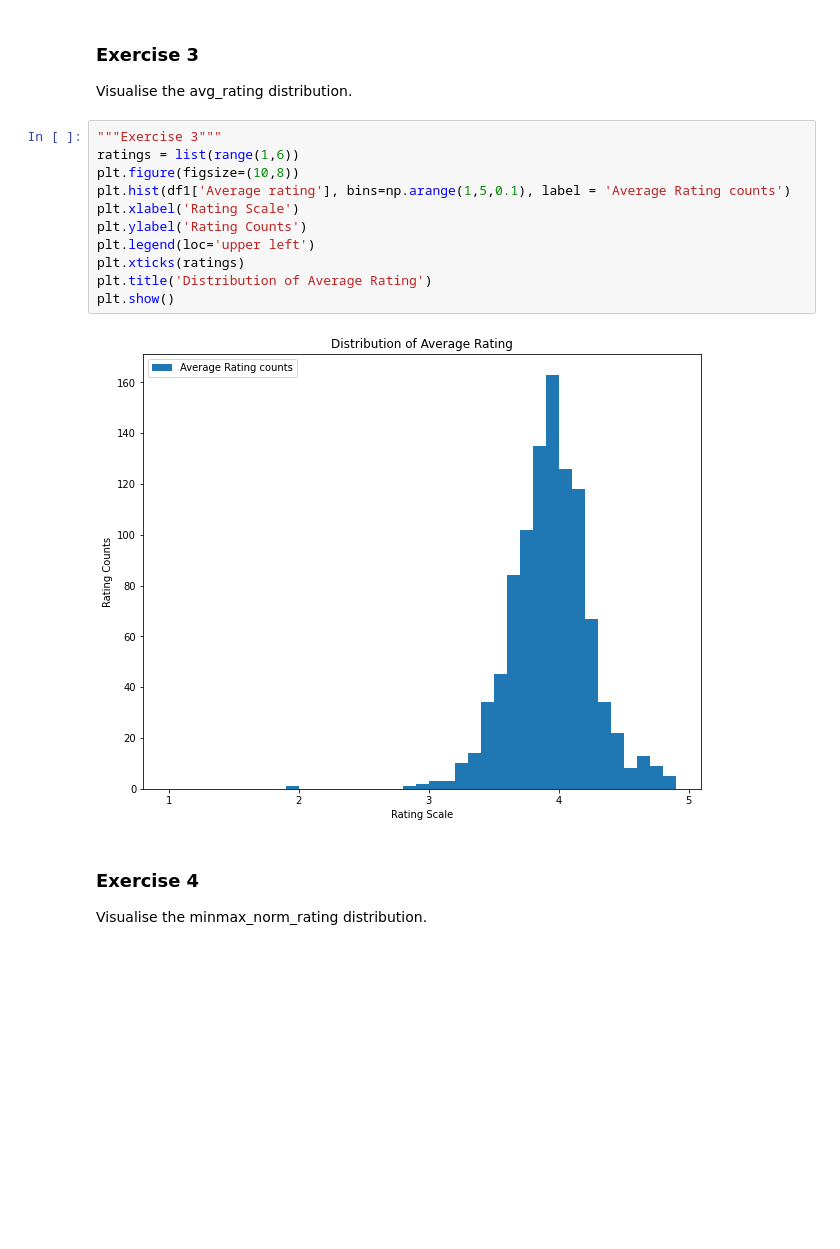
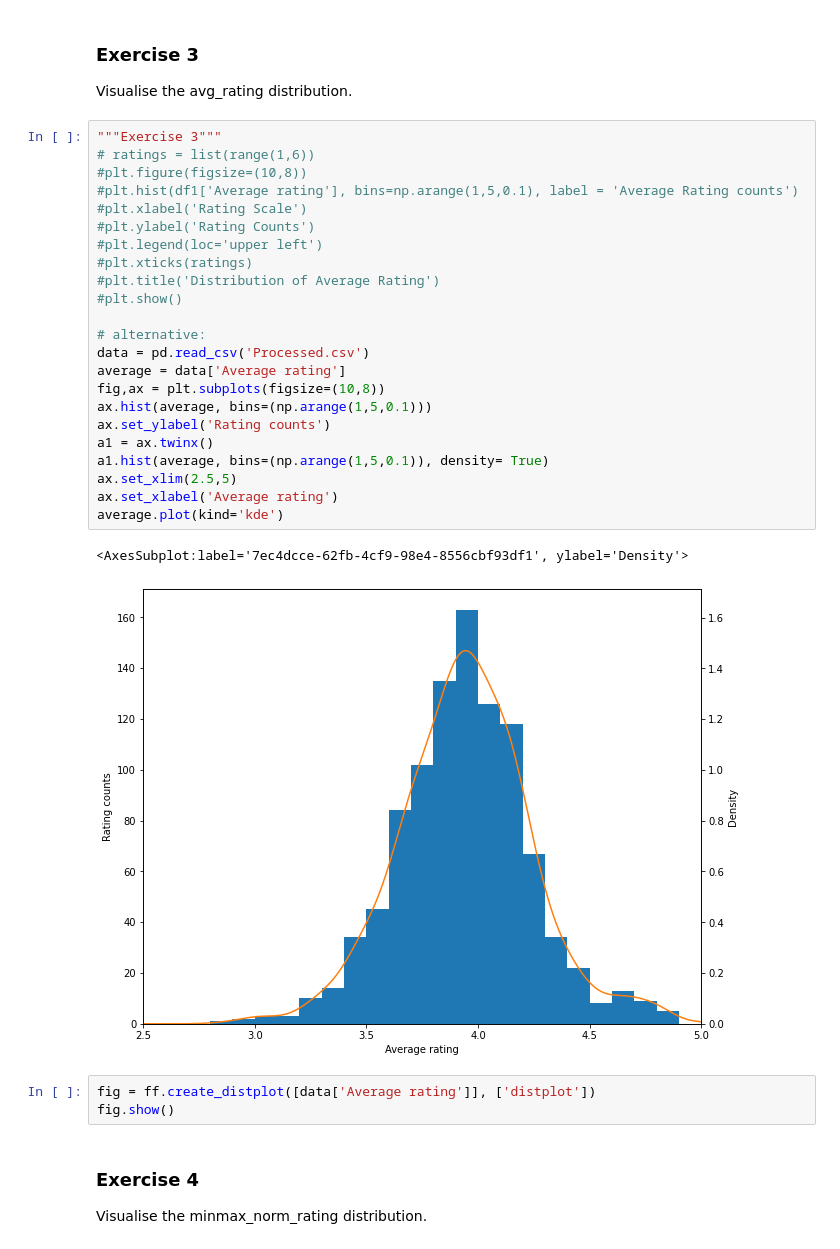
Before and after one commit to nimeshdesa/goodread_project, a Jupyter notebook: DataVisualisation.ipynb, the cells around one changed output. Drawn from its saved outputs; the diff is of its cells as text; blank space fills up the shorter version.

Commit message:
Streamlit App, update to data visualistion
Created a initial setup for web app with streamlit.

```diff
--- a/DataVisualisation.ipynb
+++ b/DataVisualisation.ipynb
@@ -80,17 +116,33 @@ Can you compute numerically the correlation coefficient of these two columns?
 Visualise the avg_rating distribution.
 # %%
 """Exercise 3"""
-ratings = list(range(1,6))
-plt.figure(figsize=(10,8))
-plt.hist(df1['Average rating'], bins=np.arange(1,5,0.1), label = 'Average Rating counts')
-plt.xlabel('Rating Scale')
-plt.ylabel('Rating Counts')
-plt.legend(loc='upper left')
-plt.xticks(ratings)
-plt.title('Distribution of Average Rating')
-plt.show()
+# ratings = list(range(1,6))
+#plt.figure(figsize=(10,8))
+#plt.hist(df1['Average rating'], bins=np.arange(1,5,0.1), label = 'Average Rating counts')
+#plt.xlabel('Rating Scale')
+#plt.ylabel('Rating Counts')
+#plt.legend(loc='upper left')
+#plt.xticks(ratings)
+#plt.title('Distribution of Average Rating')
+#plt.show()
+
+# alternative:
+data = pd.read_csv('Processed.csv')
+average = data['Average rating']
+fig,ax = plt.subplots(figsize=(10,8))
+ax.hist(average, bins=(np.arange(1,5,0.1)))
+ax.set_ylabel('Rating counts')
+a1 = ax.twinx()
+a1.hist(average, bins=(np.arange(1,5,0.1)), density= True)
+ax.set_xlim(2.5,5)
+ax.set_xlabel('Average rating')
+average.plot(kind='kde')
 # %% [output]
+<AxesSubplot:label='7ec4dcce-62fb-4cf9-98e4-8556cbf93df1', ylabel='Density'>
-[figure, old version]
+[figure, new version]
+# %%
+fig = ff.create_distplot([data['Average rating']], ['distplot'])
+fig.show()
 # %% [markdown]
 ### Exercise 4
 Visualise the minmax_norm_rating distribution.
```
Also changed, not shown: parts of 20 cells of this notebook, 3 other files.
